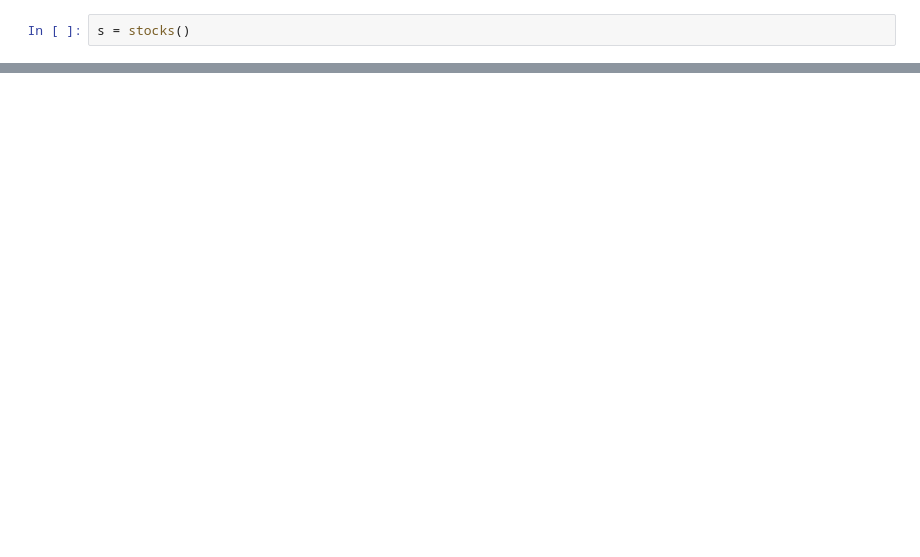
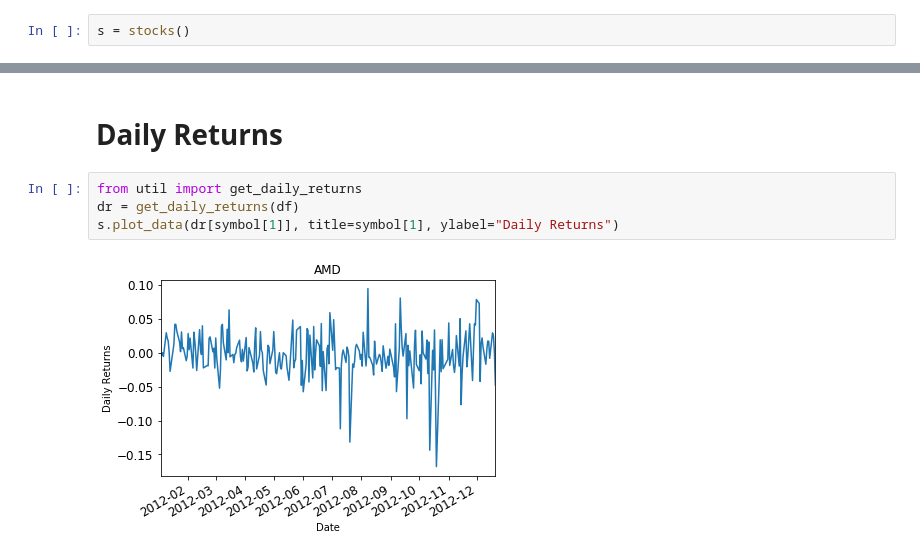
Before and after one commit to Kevinqian0501/MachineLearningForTrading, a Jupyter notebook: machine_learning_for_trade.ipynb, the cells around one changed output, grey strips where cells are left out. Cells and saved outputs as stored; diff of their text form; blank space fills up the shorter version.

```diff
--- a/machine_learning_for_trade.ipynb
+++ b/machine_learning_for_trade.ipynb
@@ -26,0 +34,8 @@ s.get_data_to_csv('AMD')
+# %% [markdown]
+# Daily Returns
+# %%
+from util import get_daily_returns
+dr = get_daily_returns(df)
+s.plot_data(dr[symbol[1]], title=symbol[1], ylabel="Daily Returns")
+# %% [output]
+[figure, added]
```
Also changed, not shown: parts of 13 cells of this notebook, 4 other files.
